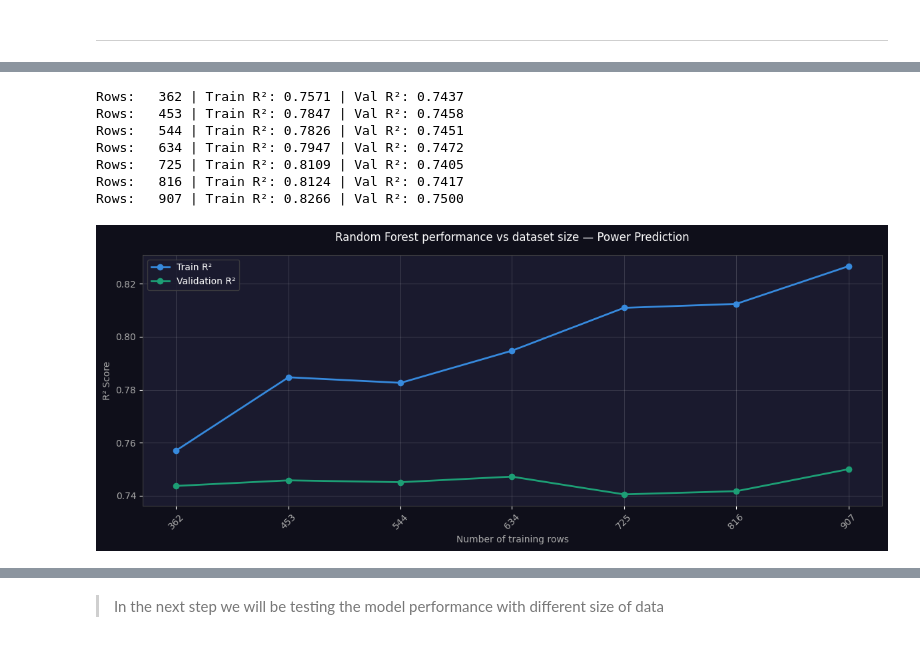
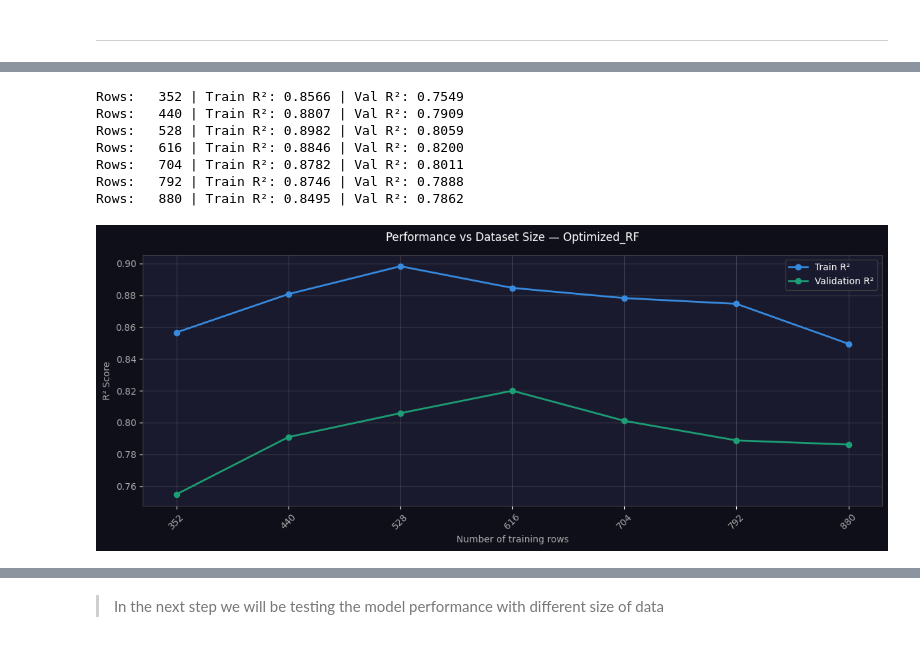
Before and after one commit to SumanGouda/Predict-Car-Price, a Jupyter notebook: power/model.ipynb, the cells around one changed output, grey strips where cells are left out. Cells and saved outputs as stored; diff of their text form; code cells hidden in the pictures.

Commit message:
made the build_dataset to global file and improved the model performance of the mileage prediction model

```diff
--- a/power/model.ipynb
+++ b/power/model.ipynb
@@ -409,3 +366 @@ Name: Power, dtype: object
-# %%
-df['Power'] = df['Power'].str.replace(' bhp', '', regex=False).astype(float)
 # %% [markdown]
@@ -431,3 +376 @@ IDSI       2
 Name: count, dtype: int64
-# %%
-df, dropped_valve_config = one_hot_encode_with_info(df, "Valve Configuration", "ValveConfig")
@@ -451,3 +392,9 @@ Name: Engine Density, dtype: float64
+# %%
+def clean_power_feature(df, column_name='Power'):
+    df[column_name] = df[column_name].str.extract(r'(\d+\.?\d*)').astype(float)
+    return df
+
+df = clean_power_feature(df)
 # %%
 bool_cols = df.select_dtypes(include='bool').columns.tolist()
 df[bool_cols] = df[bool_cols].astype(int)
@@ -528,28 +500,18 @@ batch_sizes = sorted(set([
 
 train_scores, val_scores, actual_sizes = [], [], []
 
+model_to_test = best_model
+model_var_name = "Optimized_RF"
+
 for size in batch_sizes:
-    size = min(size, len(X_train))
-
     X_batch = X_train.iloc[:size]
     y_batch = y_train.iloc[:size]
 
-    model =   RandomForestRegressor(
-                n_estimators=500,
-                max_depth=8,
-                min_samples_split=10,
-                min_samples_leaf=5,
-                max_features=0.5,
-                max_samples=0.7,
-                bootstrap=True,
-                random_state=42,
-                n_jobs=-1
-            )
+    m = clone(model_to_test)
+    m.fit(X_batch, y_batch)
 
-    model.fit(X_batch, y_batch)
-
-    train_r2 = r2_score(y_batch, model.predict(X_batch))
-    val_r2   = r2_score(y_test,  model.predict(X_test))
+    train_r2 = r2_score(y_batch, m.predict(X_batch))
+    val_r2   = r2_score(y_test,  m.predict(X_test))
 
     train_scores.append(round(train_r2, 4))
     val_scores.append(round(val_r2, 4))
@@ -557,41 +519,41 @@ for size in batch_sizes:
 
     print(f"Rows: {size:>5} | Train R²: {train_r2:.4f} | Val R²: {val_r2:.4f}")
 # %% [output]
-Rows:   362 | Train R²: 0.7571 | Val R²: 0.7437
-Rows:   453 | Train R²: 0.7847 | Val R²: 0.7458
-Rows:   544 | Train R²: 0.7826 | Val R²: 0.7451
-Rows:   634 | Train R²: 0.7947 | Val R²: 0.7472
-Rows:   725 | Train R²: 0.8109 | Val R²: 0.7405
-Rows:   816 | Train R²: 0.8124 | Val R²: 0.7417
-Rows:   907 | Train R²: 0.8266 | Val R²: 0.7500
+Rows:   352 | Train R²: 0.8566 | Val R²: 0.7549
+Rows:   440 | Train R²: 0.8807 | Val R²: 0.7909
+Rows:   528 | Train R²: 0.8982 | Val R²: 0.8059
+Rows:   616 | Train R²: 0.8846 | Val R²: 0.8200
+Rows:   704 | Train R²: 0.8782 | Val R²: 0.8011
+Rows:   792 | Train R²: 0.8746 | Val R²: 0.7888
+Rows:   880 | Train R²: 0.8495 | Val R²: 0.7862
 # %%
 plt.style.use('dark_background')
 
 plt.figure(figsize=(12, 5))
 plt.plot(actual_sizes, train_scores, label='Train R²', marker='o', color='#378ADD', linewidth=2)
 plt.plot(actual_sizes, val_scores,   label='Validation R²', marker='o', color='#1D9E75', linewidth=2)
 
 plt.xlabel("Number of training rows", color='#aaaaaa')
 plt.ylabel("R² Score", color='#aaaaaa')
-plt.title("Random Forest performance vs dataset size — Power Prediction", color='white', pad=15)
-
+plt.title(f"Performance vs Dataset Size — {model_var_name}", color='white', pad=15)
 plt.xticks(actual_sizes, rotation=45, color='#aaaaaa')
 plt.yticks(color='#aaaaaa')
 
 plt.gca().set_facecolor('#1a1a2e')
 plt.gcf().set_facecolor('#0f0f1a')
 
 plt.gca().spines['bottom'].set_color('#444444')
 plt.gca().spines['left'].set_color('#444444')
 plt.gca().spines['top'].set_color('#444444')
 plt.gca().spines['right'].set_color('#444444')
 
 plt.legend(facecolor='#1a1a2e', edgecolor='#444444', labelcolor='white')
 plt.grid(True, alpha=0.15, color='#ffffff')
 plt.tight_layout()
+plt.savefig(f"model/{model_var_name}.png", facecolor=plt.gcf().get_facecolor())
 plt.show()
 # %% [output]
-[figure, old version]
+[figure, new version]
 # %%
 print(X_train.columns.tolist())
 # %% [output]
```
Also changed, not shown: parts of 36 cells of this notebook, 25 other files.
